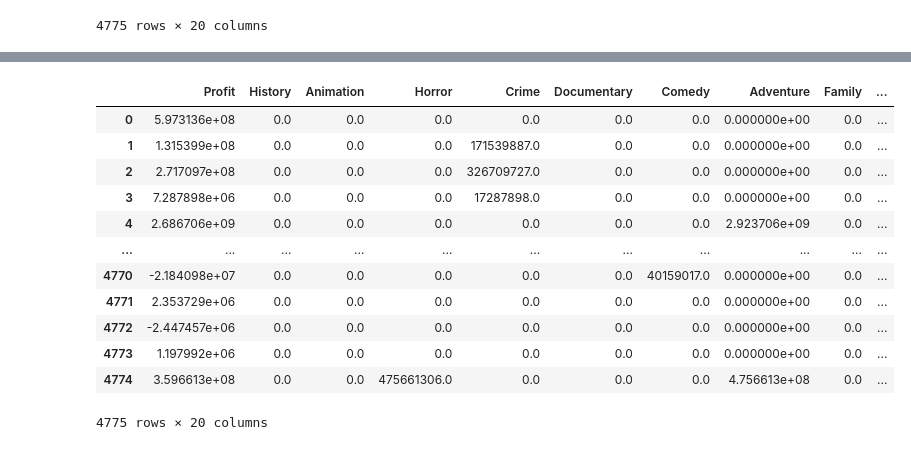
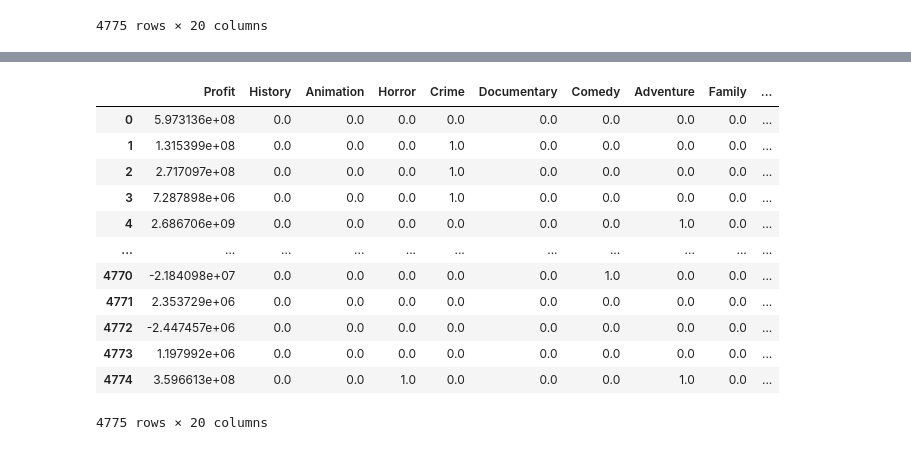
Before and after one commit to hatkiet/Project-1-Red-Team, a Jupyter notebook: Patrick's Visualizations Notebook.ipynb, the cells around one changed output, grey strips where cells are left out. Saved outputs shown, nothing was run; the diff lists cells and outputs as text; code cells hidden in the pictures.

```diff
--- a/Patrick's Visualizations Notebook.ipynb
+++ b/Patrick's Visualizations Notebook.ipynb
@@ -22,6 +22,11 @@ movie_data_df
 | 4773 | The Russia House | 1990-12-21 | 61.0 | Drama,Thriller,Romance | English | 21800000.0 | 2.299799e+07 | 1.197992e+06 | 0.0 | 0.0 | ... | ... |
 | 4774 | Darkman II: The Return of Durant | 1995-07-11 | 55.0 | Action,Adventure,Science Fiction,... | English | 116000000.0 | 4.756613e+08 | 3.596613e+08 | 0.0 | 0.0 | ... | ... |
 4775 rows × 27 columns
+# %%
+#Create copies of the data frame for each category we want to sum up
+revenue_copy = movie_data_df.copy()
+profit_copy = movie_data_df.copy()
+score_copy = movie_data_df.copy()
 # %%
 #Retrieve the column headers to build the list of genres
 
@@ -106,24 +111,24 @@ revenue_sums
 |  | Revenue | History | Animation | Horror | Crime | Documentary | Comedy | Adventure | Family | ... |
 | 0 | 9.963100e+11 | 3.312924e+10 | 2.322517e+11 | 1.272162e+11 | 8.583541e+10 | 3.897118e+10 | 3.130759e+11 | 3.161793e+11 | 2.568804e+11 | ... |
 # %%
-profit_data = movie_data_df[['Profit',
+profit_data = profit_copy[['Profit',
        'History', 'Animation', 'Horror', 'Crime', 'Documentary',
        'Comedy', 'Adventure', 'Family', 'Science Fiction', 'Music', 'Romance',
        'Fantasy', 'Thriller', 'Action', 'War', 'Mystery', 'Western', 'Drama',
        'TV Movie']]
 
 profit_data
 # %% [output]
 |  | Profit | History | Animation | Horror | Crime | Documentary | Comedy | Adventure | Family | ... |
-| 0 | 5.973136e+08 | 0.0 | 0.0 | 0.0 | 0.0 | 0.0 | 0.0 | 0.000000e+00 | 0.0 | ... |
-| 1 | 1.315399e+08 | 0.0 | 0.0 | 0.0 | 171539887.0 | 0.0 | 0.0 | 0.000000e+00 | 0.0 | ... |
-| 2 | 2.717097e+08 | 0.0 | 0.0 | 0.0 | 326709727.0 | 0.0 | 0.0 | 0.000000e+00 | 0.0 | ... |
-| 3 | 7.287898e+06 | 0.0 | 0.0 | 0.0 | 17287898.0 | 0.0 | 0.0 | 0.000000e+00 | 0.0 | ... |
-| 4 | 2.686706e+09 | 0.0 | 0.0 | 0.0 | 0.0 | 0.0 | 0.0 | 2.923706e+09 | 0.0 | ... |
+| 0 | 5.973136e+08 | 0.0 | 0.0 | 0.0 | 0.0 | 0.0 | 0.0 | 0.0 | 0.0 | ... |
+| 1 | 1.315399e+08 | 0.0 | 0.0 | 0.0 | 1.0 | 0.0 | 0.0 | 0.0 | 0.0 | ... |
+| 2 | 2.717097e+08 | 0.0 | 0.0 | 0.0 | 1.0 | 0.0 | 0.0 | 0.0 | 0.0 | ... |
+| 3 | 7.287898e+06 | 0.0 | 0.0 | 0.0 | 1.0 | 0.0 | 0.0 | 0.0 | 0.0 | ... |
+| 4 | 2.686706e+09 | 0.0 | 0.0 | 0.0 | 0.0 | 0.0 | 0.0 | 1.0 | 0.0 | ... |
 | ... | ... | ... | ... | ... | ... | ... | ... | ... | ... | ... |
-| 4770 | -2.184098e+07 | 0.0 | 0.0 | 0.0 | 0.0 | 0.0 | 40159017.0 | 0.000000e+00 | 0.0 | ... |
-| 4771 | 2.353729e+06 | 0.0 | 0.0 | 0.0 | 0.0 | 0.0 | 0.0 | 0.000000e+00 | 0.0 | ... |
-| 4772 | -2.447457e+06 | 0.0 | 0.0 | 0.0 | 0.0 | 0.0 | 0.0 | 0.000000e+00 | 0.0 | ... |
-| 4773 | 1.197992e+06 | 0.0 | 0.0 | 0.0 | 0.0 | 0.0 | 0.0 | 0.000000e+00 | 0.0 | ... |
-| 4774 | 3.596613e+08 | 0.0 | 0.0 | 475661306.0 | 0.0 | 0.0 | 0.0 | 4.756613e+08 | 0.0 | ... |
+| 4770 | -2.184098e+07 | 0.0 | 0.0 | 0.0 | 0.0 | 0.0 | 1.0 | 0.0 | 0.0 | ... |
+| 4771 | 2.353729e+06 | 0.0 | 0.0 | 0.0 | 0.0 | 0.0 | 0.0 | 0.0 | 0.0 | ... |
+| 4772 | -2.447457e+06 | 0.0 | 0.0 | 0.0 | 0.0 | 0.0 | 0.0 | 0.0 | 0.0 | ... |
+| 4773 | 1.197992e+06 | 0.0 | 0.0 | 0.0 | 0.0 | 0.0 | 0.0 | 0.0 | 0.0 | ... |
+| 4774 | 3.596613e+08 | 0.0 | 0.0 | 1.0 | 0.0 | 0.0 | 0.0 | 1.0 | 0.0 | ... |
 4775 rows × 20 columns
```
Also changed, not shown: parts of 8 cells of this notebook.
